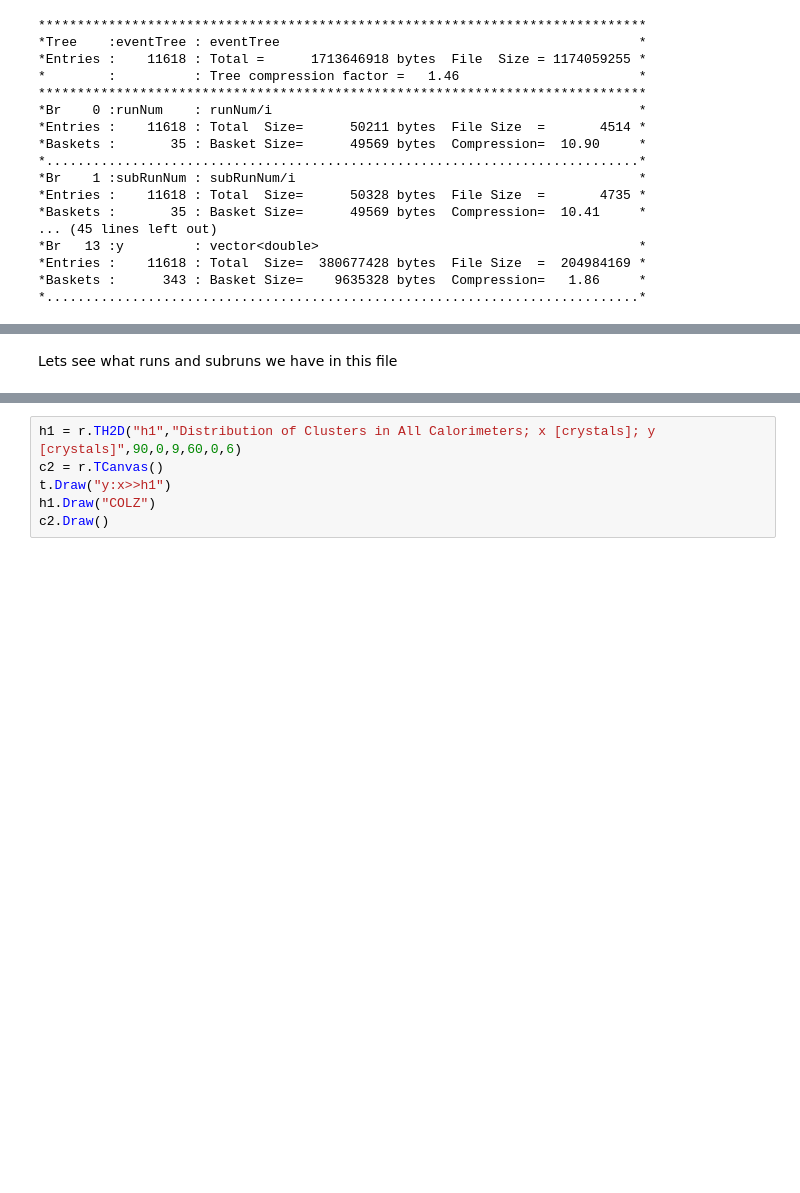
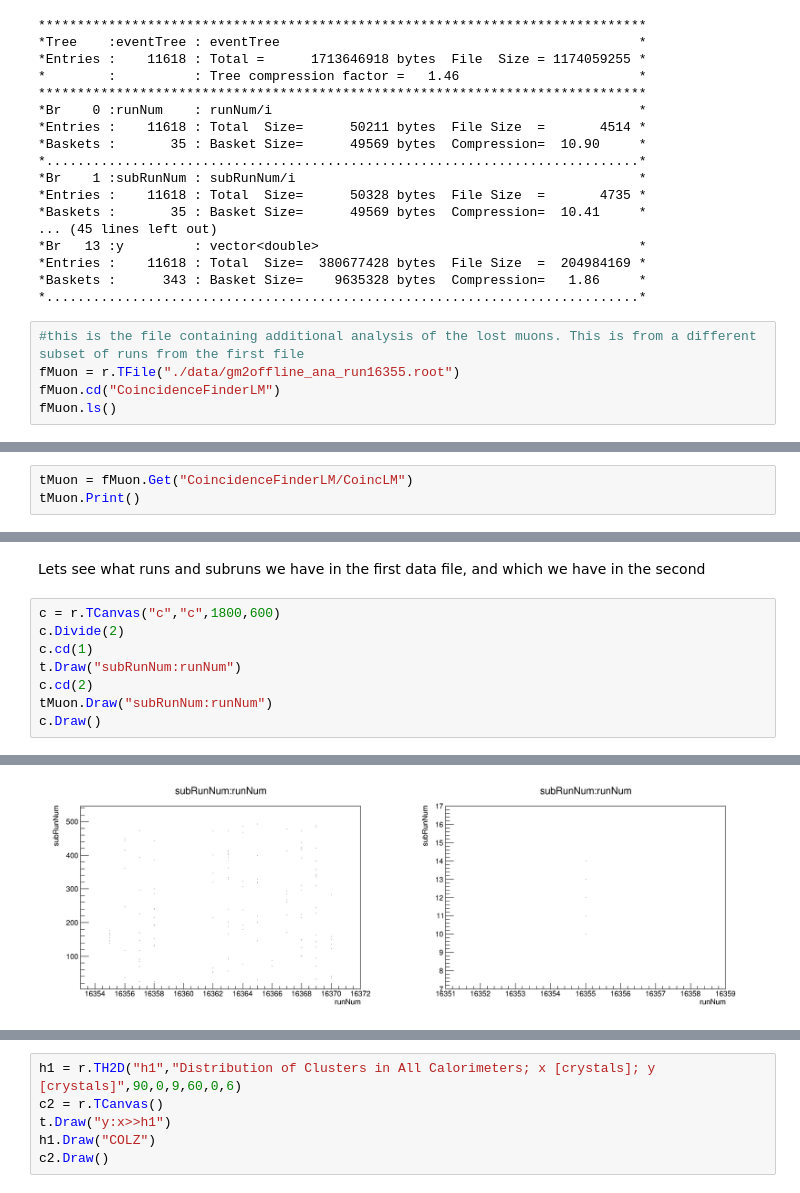
Before and after one commit to jlabounty/phys576, a Jupyter notebook: PHYS576_InitialExplorationOfData_JoshuaLaBounty.ipynb, the cells around one changed output, grey strips where cells are left out. Cells and saved outputs as stored; diff of their text form; blank space fills up the shorter version.

```diff
--- a/PHYS576_InitialExplorationOfData_JoshuaLaBounty.ipynb
+++ b/PHYS576_InitialExplorationOfData_JoshuaLaBounty.ipynb
@@ -80,3 +79,8 @@ t.Print()
 *Entries :    11618 : Total  Size=  380677428 bytes  File Size  =  204984169 *
 *Baskets :      343 : Basket Size=    9635328 bytes  Compression=   1.86     *
 *............................................................................*
+# %%
+#this is the file containing additional analysis of the lost muons. This is from a different subset of runs from the first file
+fMuon = r.TFile("./data/gm2offline_ana_run16355.root")
+fMuon.cd("CoincidenceFinderLM")
+fMuon.ls()
@@ -82,0 +100,3 @@ t.Print()
+# %%
+tMuon = fMuon.Get("CoincidenceFinderLM/CoincLM")
+tMuon.Print()
@@ -83,2 +121,11 @@ t.Print()
 # %% [markdown]
-Lets see what runs and subruns we have in this file
+Lets see what runs and subruns we have in the first data file, and which we have in the second
+# %%
+c = r.TCanvas("c","c",1800,600)
+c.Divide(2)
+c.cd(1)
+t.Draw("subRunNum:runNum")
+c.cd(2)
+tMuon.Draw("subRunNum:runNum")
+c.Draw()
+# %% [output]
@@ -84,0 +133 @@ Lets see what runs and subruns we have in this file
+[figure, added]
```
Also changed, not shown: parts of 30 cells of this notebook.
